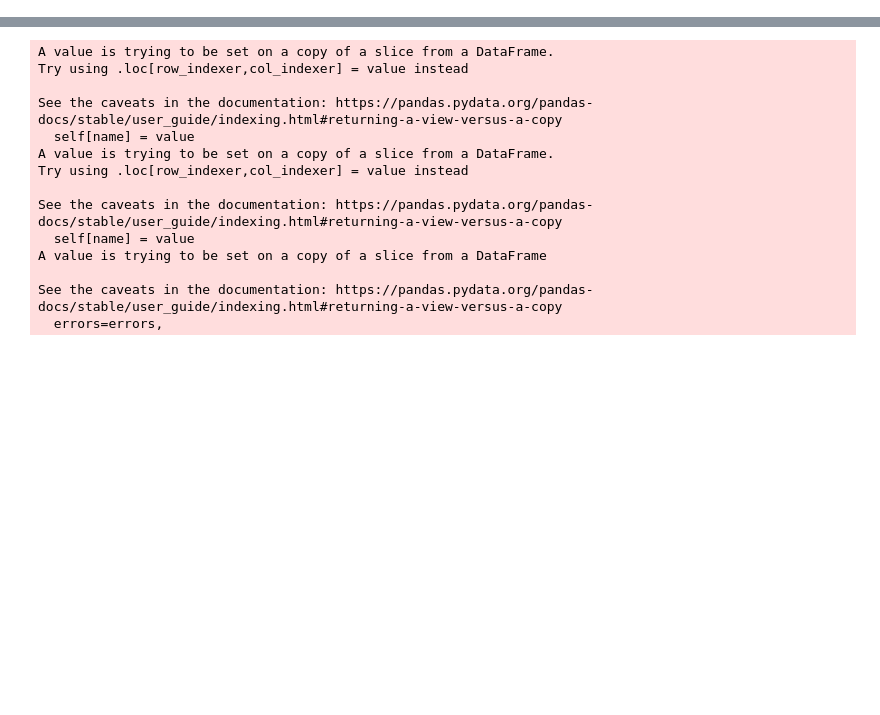
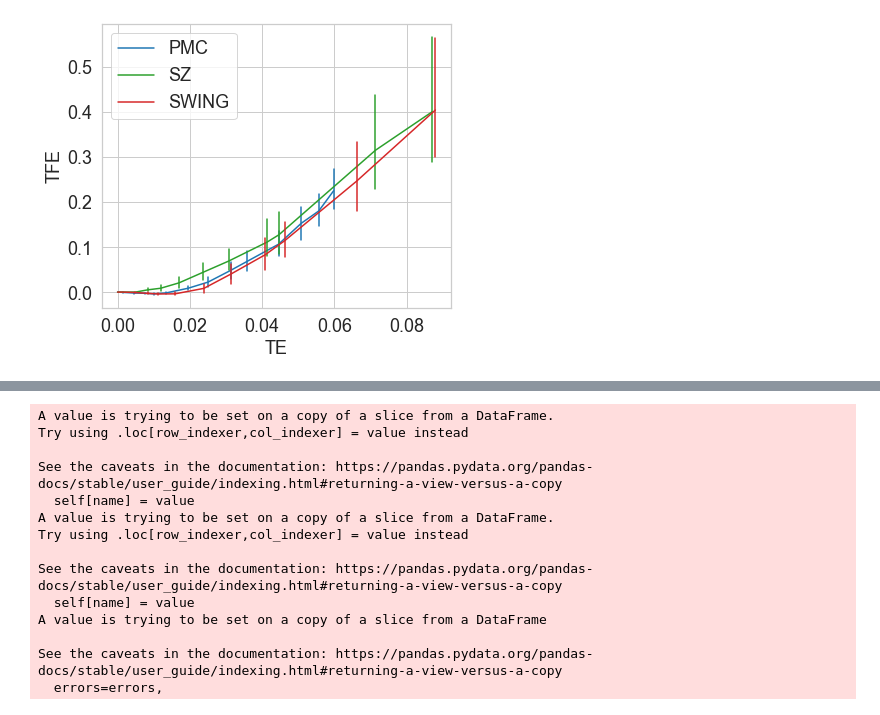
Before and after one commit to cmcuza/EvalImpLSTS, a Jupyter notebook: notebooks/plot_figures.ipynb, the cells around one changed output, grey strips where cells are left out. Saved outputs shown, nothing was run; the diff lists cells and outputs as text; code cells hidden in the pictures; blank space fills up the shorter version.

```diff
--- a/notebooks/plot_figures.ipynb
+++ b/notebooks/plot_figures.ipynb
@@ -239,0 +284,4 @@ transformer_results.csv
+# %%
+plot_te_tfe_from_precomp('ETTM1', 0.1)
+# %% [output]
+[figure, added]
```
Also changed, not shown: parts of 23 cells of this notebook, 19 other files.
